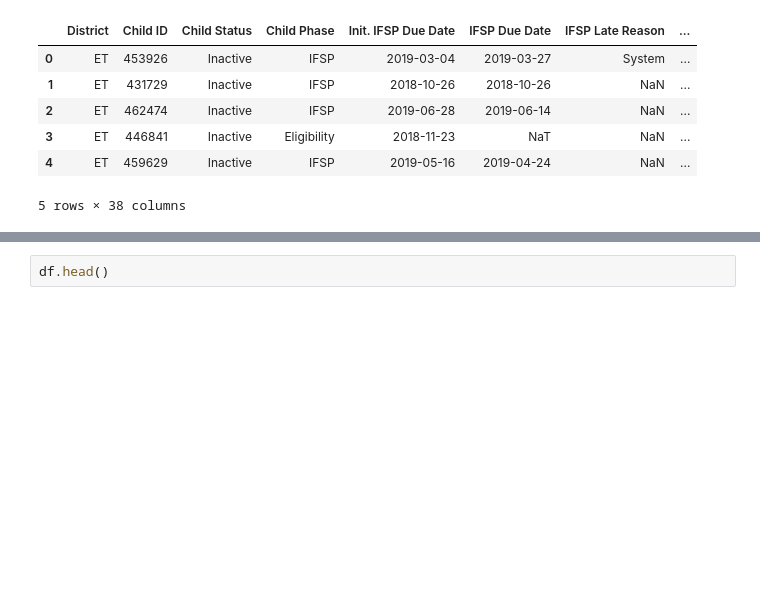
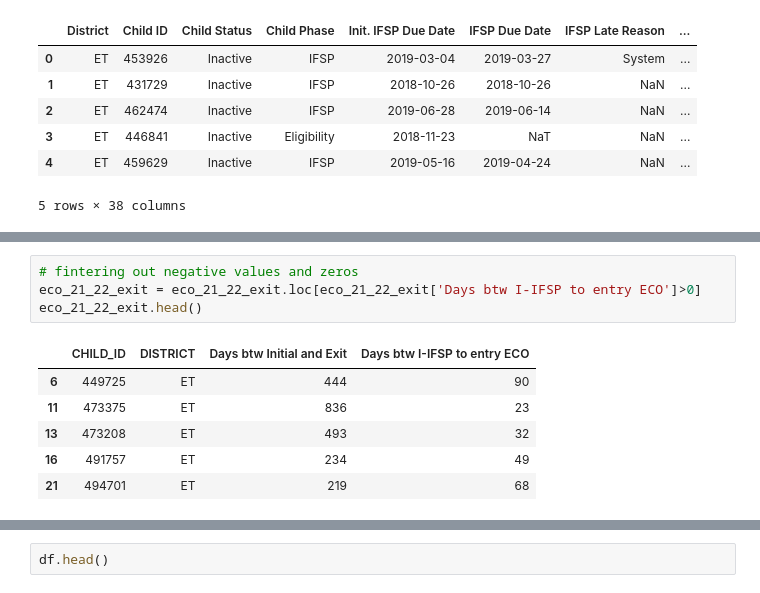
Before and after one commit to NSS-Data-Analytics-Cohort-7/didd-newbalancesonthebloc, a Jupyter notebook: Notebook/newbalancesonthebloc.ipynb, the cells around one changed output, grey strips where cells are left out. Drawn from its saved outputs; the diff is of its cells as text; blank space fills up the shorter version.

```diff
--- a/Notebook/newbalancesonthebloc.ipynb
+++ b/Notebook/newbalancesonthebloc.ipynb
@@ -29,0 +66,11 @@ eco_21_22_data.head()
+# %%
+# fintering out negative values and zeros
+eco_21_22_exit = eco_21_22_exit.loc[eco_21_22_exit['Days btw I-IFSP to entry ECO']>0]
+eco_21_22_exit.head()
+# %% [output]
+|  | CHILD_ID | DISTRICT | Days btw Initial and Exit | Days btw I-IFSP to entry ECO |
+| 6 | 449725 | ET | 444 | 90 |
+| 11 | 473375 | ET | 836 | 23 |
+| 13 | 473208 | ET | 493 | 32 |
+| 16 | 491757 | ET | 234 | 49 |
+| 21 | 494701 | ET | 219 | 68 |
```
Also changed, not shown: parts of 14 cells of this notebook.
